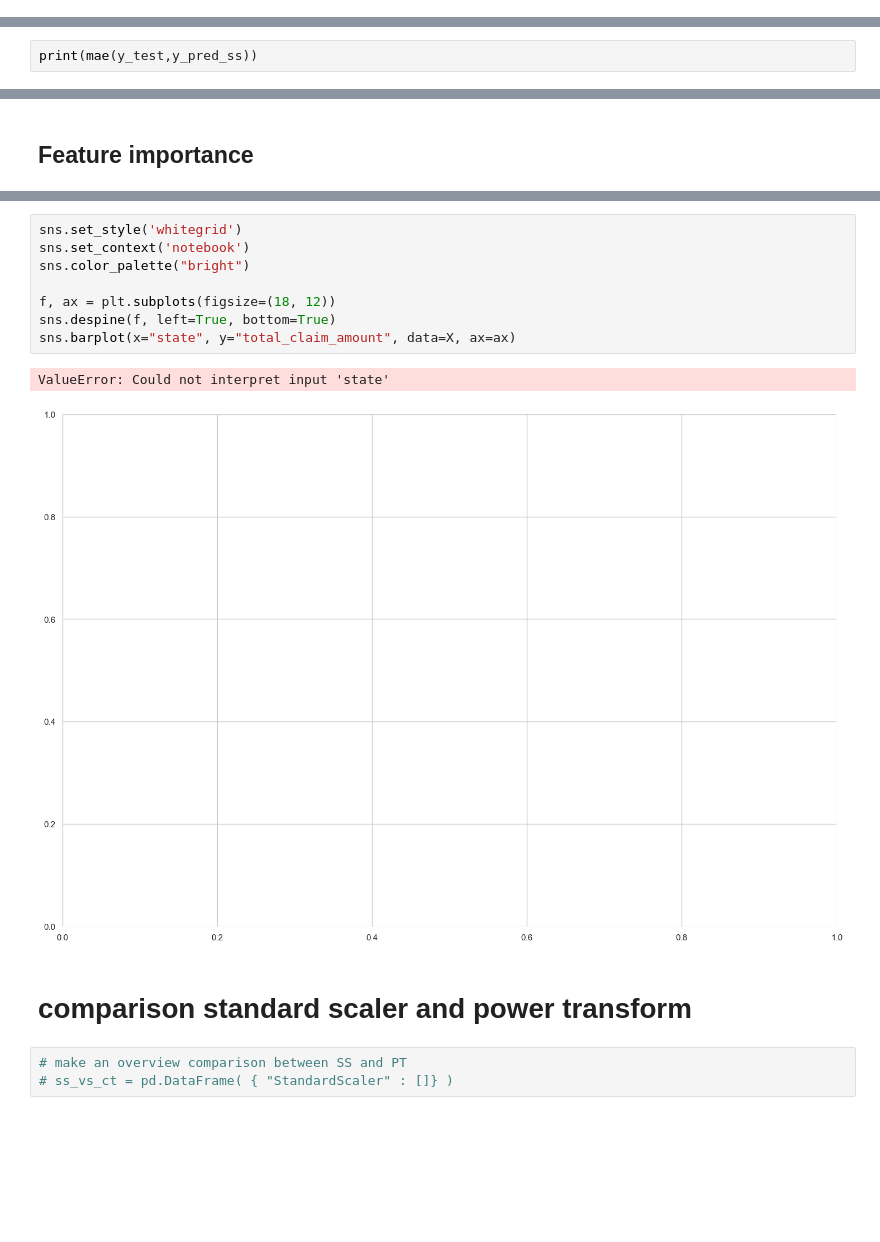
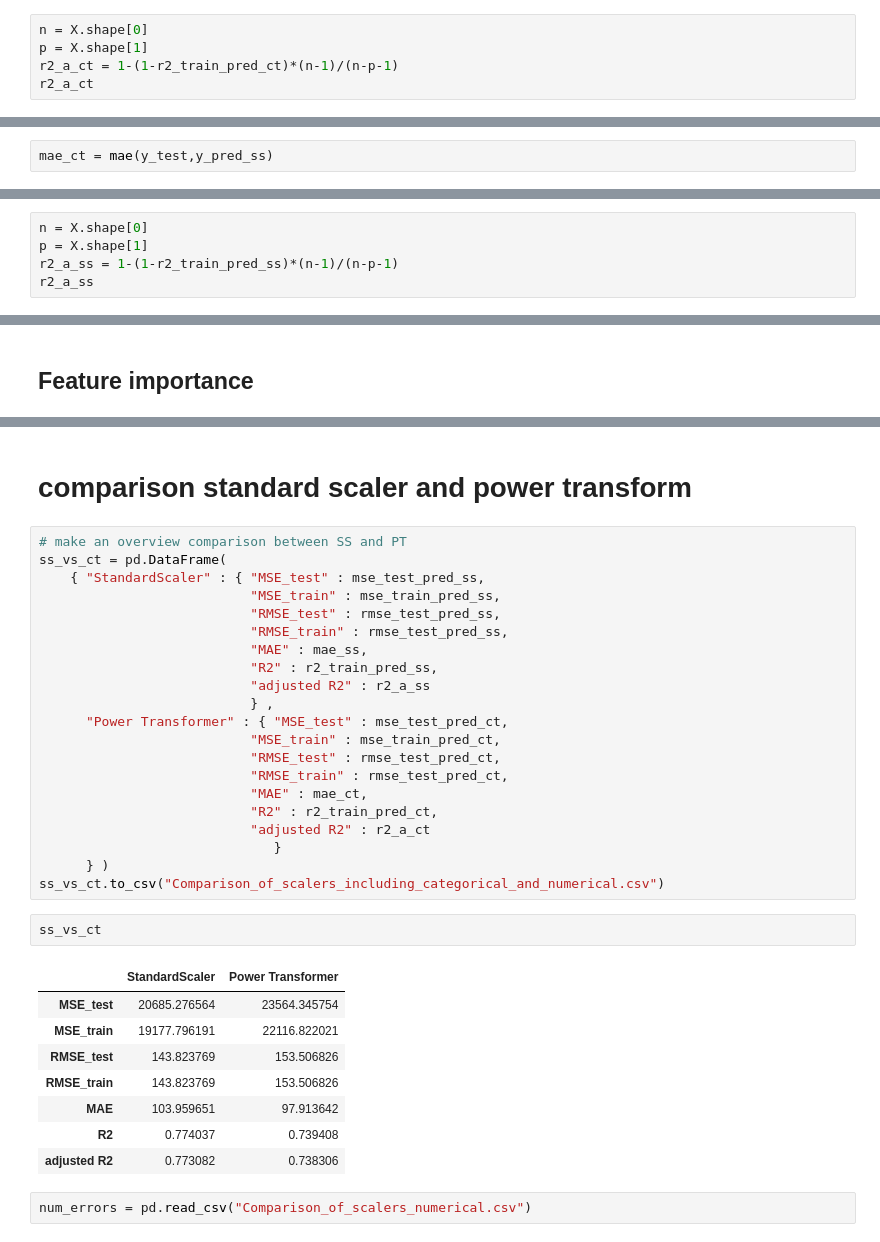
Before and after one commit to Phylanxy/Labs, a Jupyter notebook: week 4/Day 2/Lab_linear_regression.ipynb, the cells around one changed output, grey strips where cells are left out. Saved outputs shown, nothing was run; the diff lists cells and outputs as text; blank space fills up the shorter version.

```diff
--- a/week 4/Day 2/Lab_linear_regression.ipynb
+++ b/week 4/Day 2/Lab_linear_regression.ipynb
@@ -503,0 +354,5 @@ print(r2_test_pred_ct, r2_train_pred_ct)
+# %%
+n = X.shape[0]
+p = X.shape[1]
+r2_a_ct = 1-(1-r2_train_pred_ct)*(n-1)/(n-p-1)
+r2_a_ct
@@ -524,4 +381,4 @@ print(rmse_test_pred_ss, rmse_train_pred_ss)
 # %% [markdown]
 ### MAE
 # %%
-print(mae(y_test,y_pred_ss))
+mae_ct = mae(y_test,y_pred_ss)
@@ -537,0 +395,5 @@ print(r2_test_pred_ss, r2_train_pred_ss)
+# %%
+n = X.shape[0]
+p = X.shape[1]
+r2_a_ss = 1-(1-r2_train_pred_ss)*(n-1)/(n-p-1)
+r2_a_ss
@@ -592,16 +436,36 @@ memory usage: 3.7 MB
-# %%
-sns.set_style('whitegrid')
-sns.set_context('notebook')
-sns.color_palette("bright")
-
-f, ax = plt.subplots(figsize=(18, 12))
-sns.despine(f, left=True, bottom=True)
-sns.barplot(x="state", y="total_claim_amount", data=X, ax=ax)
-# %% [output]
-ValueError: Could not interpret input 'state'
-[figure, removed]
 # %% [markdown]
 # comparison standard scaler and power transform
-# %%
-# make an overview comparison between SS and PT
-# ss_vs_ct = pd.DataFrame( { "StandardScaler" : []} )
+# %%
+# make an overview comparison between SS and PT
+ss_vs_ct = pd.DataFrame(
+    { "StandardScaler" : { "MSE_test" : mse_test_pred_ss,
+                           "MSE_train" : mse_train_pred_ss,
+                           "RMSE_test" : rmse_test_pred_ss,
+                           "RMSE_train" : rmse_test_pred_ss,
+                           "MAE" : mae_ss,
+                           "R2" : r2_train_pred_ss,
+                           "adjusted R2" : r2_a_ss
+                           } ,
+      "Power Transformer" : { "MSE_test" : mse_test_pred_ct,
+                           "MSE_train" : mse_train_pred_ct,
+                           "RMSE_test" : rmse_test_pred_ct,
+                           "RMSE_train" : rmse_test_pred_ct,
+                           "MAE" : mae_ct,
+                           "R2" : r2_train_pred_ct,
+                           "adjusted R2" : r2_a_ct
+                              }
+      } )
+ss_vs_ct.to_csv("Comparison_of_scalers_including_categorical_and_numerical.csv")
+# %%
+ss_vs_ct
+# %% [output]
+|  | StandardScaler | Power Transformer |
+| MSE_test | 20685.276564 | 23564.345754 |
+| MSE_train | 19177.796191 | 22116.822021 |
+| RMSE_test | 143.823769 | 153.506826 |
+| RMSE_train | 143.823769 | 153.506826 |
+| MAE | 103.959651 | 97.913642 |
+| R2 | 0.774037 | 0.739408 |
+| adjusted R2 | 0.773082 | 0.738306 |
+# %%
+num_errors = pd.read_csv("Comparison_of_scalers_numerical.csv")
```
Also changed, not shown: parts of 48 cells of this notebook, 5 other files.
